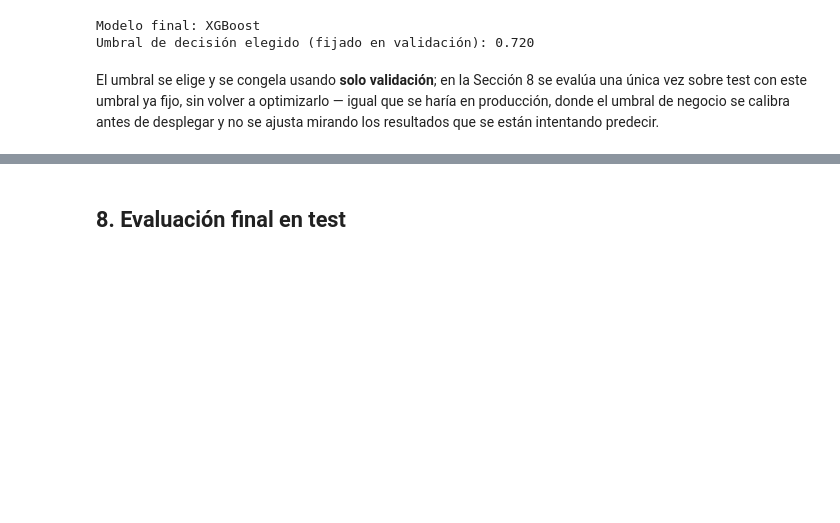
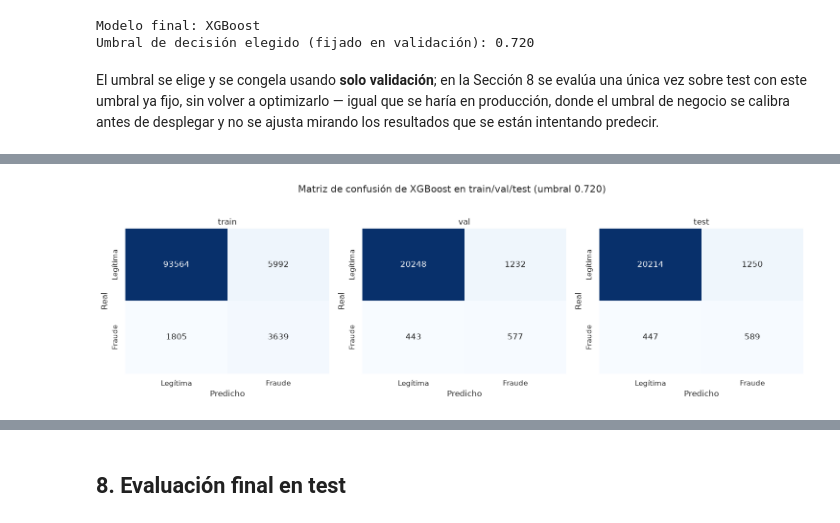
Before and after one commit to IThiagoRo/Solution_challenge, a Jupyter notebook: notebooks/3_modeling.ipynb, the cells around one changed output, grey strips where cells are left out. Saved outputs shown, nothing was run; the diff lists cells and outputs as text; code cells hidden in the pictures; blank space fills up the shorter version.

```diff
--- a/notebooks/3_modeling.ipynb
+++ b/notebooks/3_modeling.ipynb
@@ -299,3 +330,26 @@ El umbral se elige y se congela usando **solo validación**; en la Sección 8 se
 única vez sobre test con este umbral ya fijo, sin volver a optimizarlo — igual que se haría
 en producción, donde el umbral de negocio se calibra antes de desplegar y no se ajusta mirando
 los resultados que se están intentando predecir.
+# %%
+best_model_metrics = []
+best_model_cms = {}
+for split_name, X_split, y_split in [
+    ("train", X_train, y_train),
+    ("val", X_val, y_val),
+    ("test", X_test, y_test),
+]:
+    proba_split = best_model.predict_proba(X_split)[:, 1]
+    y_pred_split = (proba_split >= best_threshold).astype(int)
+    best_model_cms[split_name] = confusion_matrix(y_split, y_pred_split)
+    best_model_metrics.append({
+        "split": split_name,
+        "ROC-AUC": roc_auc_score(y_split, proba_split),
+        "PR-AUC": average_precision_score(y_split, proba_split),
+        "Precision": precision_score(y_split, y_pred_split),
+        "Recall": recall_score(y_split, y_pred_split),
+        "F1": fbeta_score(y_split, y_pred_split, beta=1),
+        "F6": fbeta_score(y_split, y_pred_split, beta=6),
+    })
+
+best_model_metrics_df = pd.DataFrame(best_model_metrics).set_index("split").round(4)
+best_model_metrics_df
@@ -301,0 +362,7 @@ los resultados que se están intentando predecir.
+# %%
+plot_confusion_matrices(
+    best_model_cms,
+    f"Matriz de confusión de {best_model_name} en train/val/test (umbral {best_threshold:.3f})",
+)
+# %% [output]
+[figure, added]
```
Also changed, not shown: parts of 8 cells of this notebook, 2 other files.
